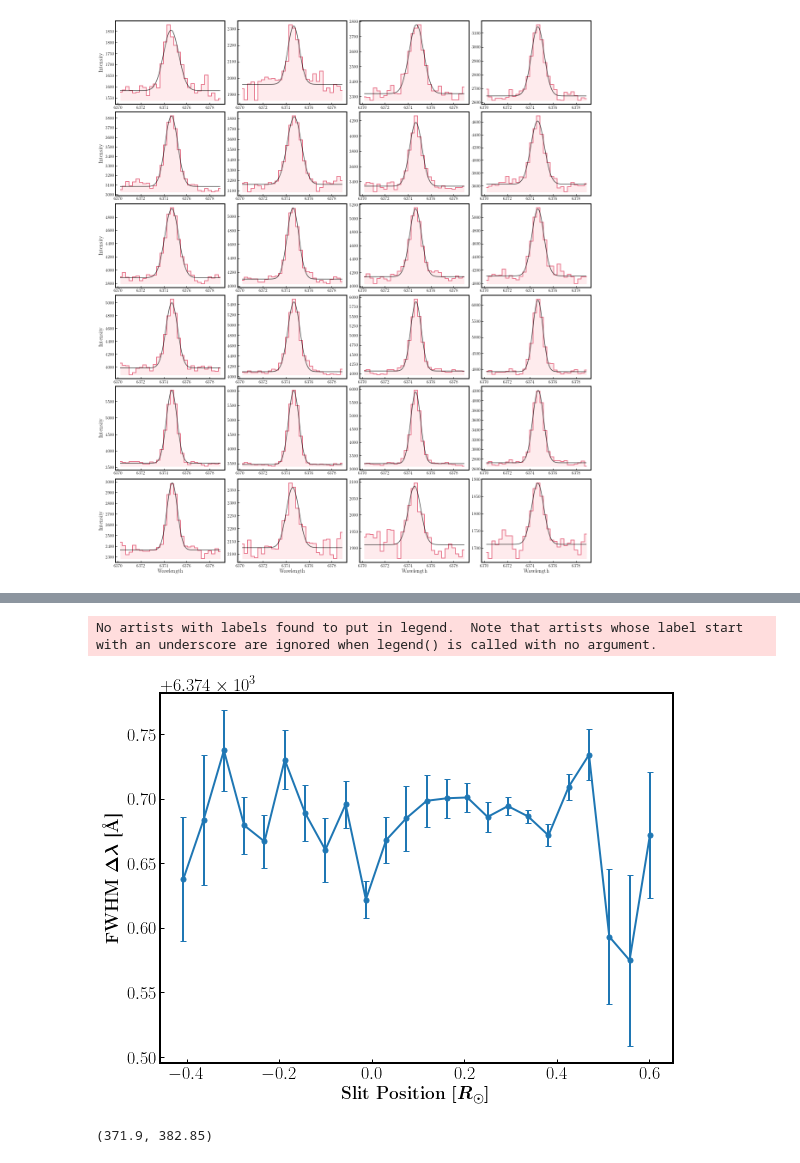
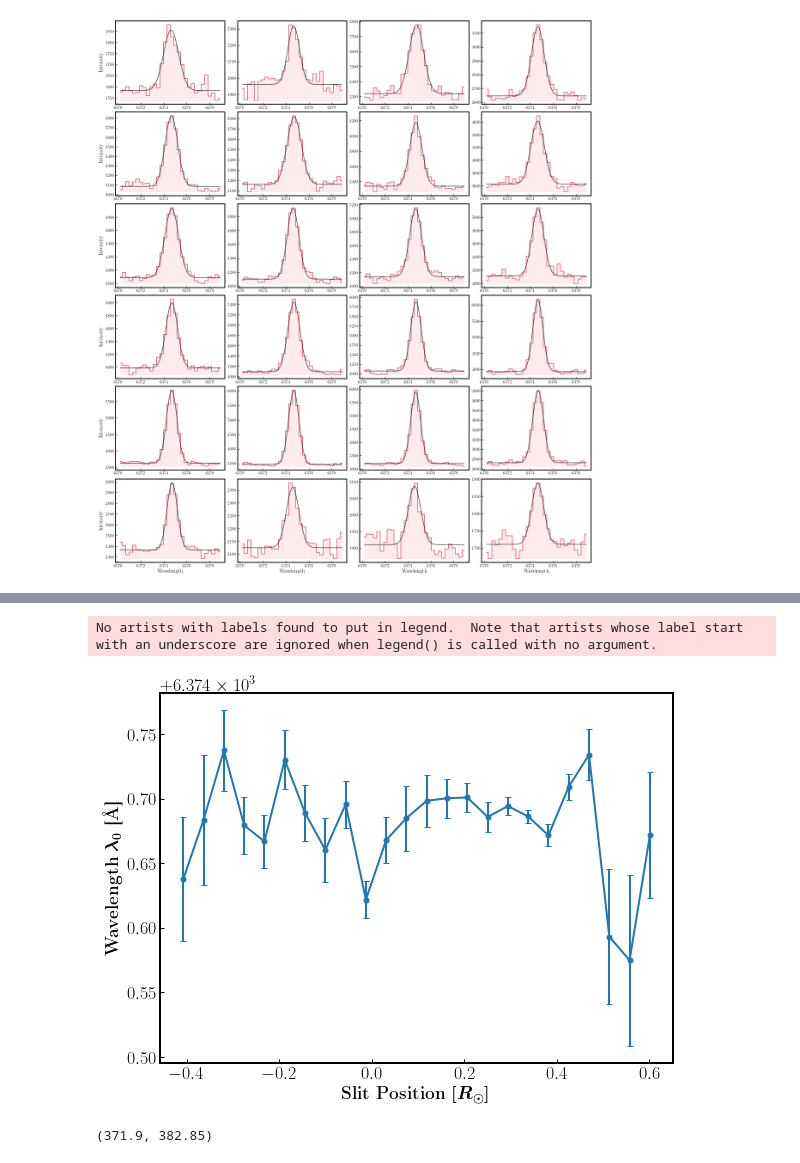
Before and after one commit to yjzhu-solar/Eclipse2017, a Jupyter notebook: ipynb/eclipse_data/data_reduct_example_red.ipynb, the cells around one changed output, grey strips where cells are left out. Cells and saved outputs as stored; diff of their text form; code cells hidden in the pictures.

```diff
--- a/ipynb/eclipse_data/data_reduct_example_red.ipynb
+++ b/ipynb/eclipse_data/data_reduct_example_red.ipynb
@@ -148,11 +168,11 @@ No artists with labels found to put in legend.  Note that artists whose label st
 # %%
 ax = FeX_6374_52th_models.plot_variation(var="wvl",xdata=FeX_6374_52th_ycoord_aver,xlabel=r"\textbf{Slit Position}\ $\boldsymbol{[R_\odot]}$",
-                                    ylabel=r"\textbf{FWHM}\ $\boldsymbol{\Delta \lambda\ }$\textbf{[\mbox{\AA}]}")
+                                    ylabel=r"\textbf{Wavelength}\ $\boldsymbol{\lambda_0\ }$\textbf{[\mbox{\AA}]}")
 ax.yaxis.get_offset_text().set_fontsize(18)
-plt.savefig(fname="../../figs/calib/data__red_7723.png",format="png",dpi=150)
+plt.savefig(fname="../../figs/calib/data_linewvl_red_7723.png",format="png",dpi=150)
 # %% [output]
 No artists with labels found to put in legend.  Note that artists whose label start with an underscore are ignored when legend() is called with no argument.
-[figure, old version]
+[figure, new version]
 # %%
 FeXI_line_cont_frame = CCDData.read("../../src/EclipseSpectra2017/MitchellData/MitchellFeXILine_ContRatio.fits",unit="adu")
 FeXI_line_cont_image = FeXI_line_cont_frame.data
```
Also changed, not shown: parts of 6 cells of this notebook, 2 other files.
